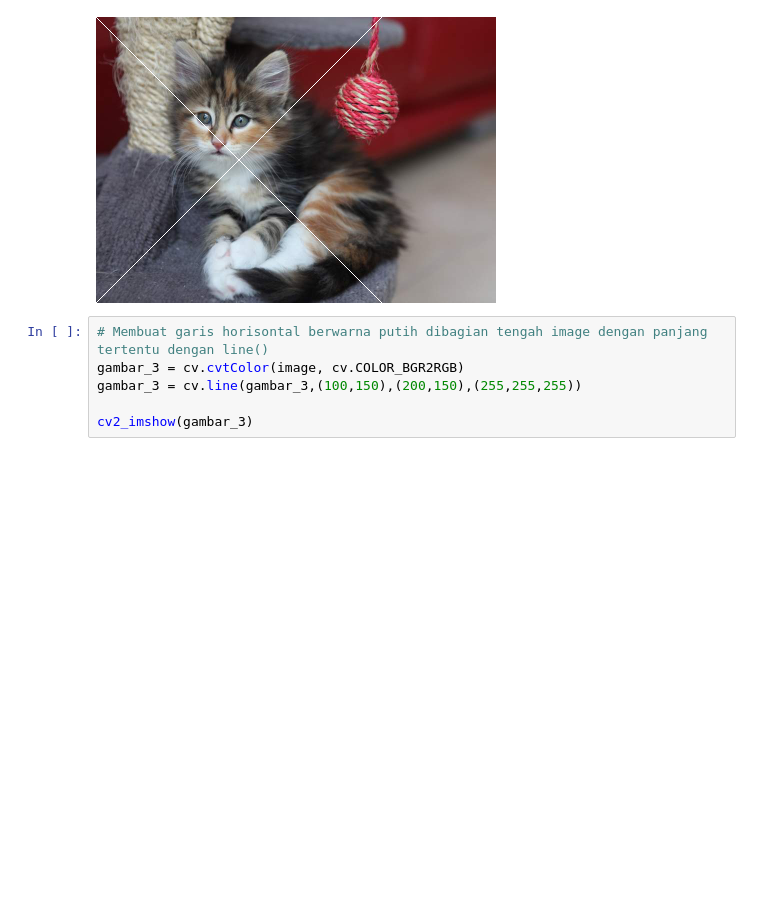
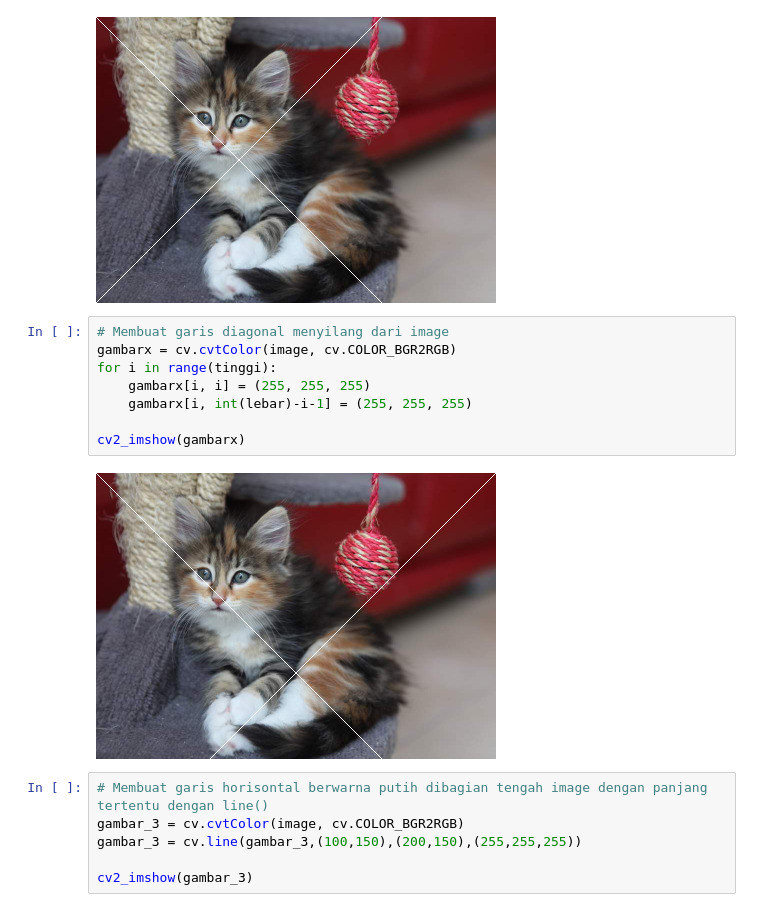
Before and after one commit to AnnisaFitry/PCVK_Genap_2023, a Jupyter notebook: week1.ipynb, the cells around one changed output. Saved outputs shown, nothing was run; the diff lists cells and outputs as text; blank space fills up the shorter version.

```diff
--- a/week1.ipynb
+++ b/week1.ipynb
@@ -126,6 +126,16 @@ for i in range(tinggi):
 cv2_imshow(gambar_2)
 # %% [output]
 [figure]
+# %%
+# Membuat garis diagonal menyilang dari image
+gambarx = cv.cvtColor(image, cv.COLOR_BGR2RGB)
+for i in range(tinggi):
+    gambarx[i, i] = (255, 255, 255)
+    gambarx[i, int(lebar)-i-1] = (255, 255, 255)
+
+cv2_imshow(gambarx)
+# %% [output]
+[figure, added]
 # %%
 # Membuat garis horisontal berwarna putih dibagian tengah image dengan panjang tertentu dengan line()
 gambar_3 = cv.cvtColor(image, cv.COLOR_BGR2RGB)
```
